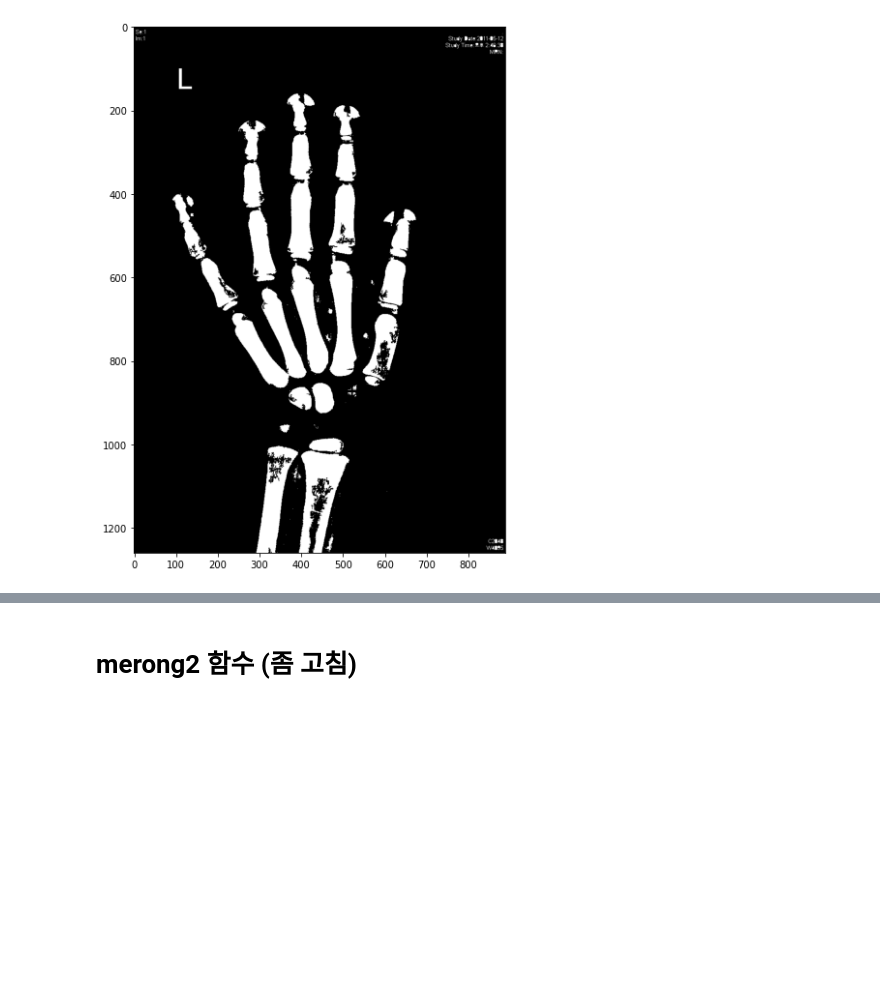
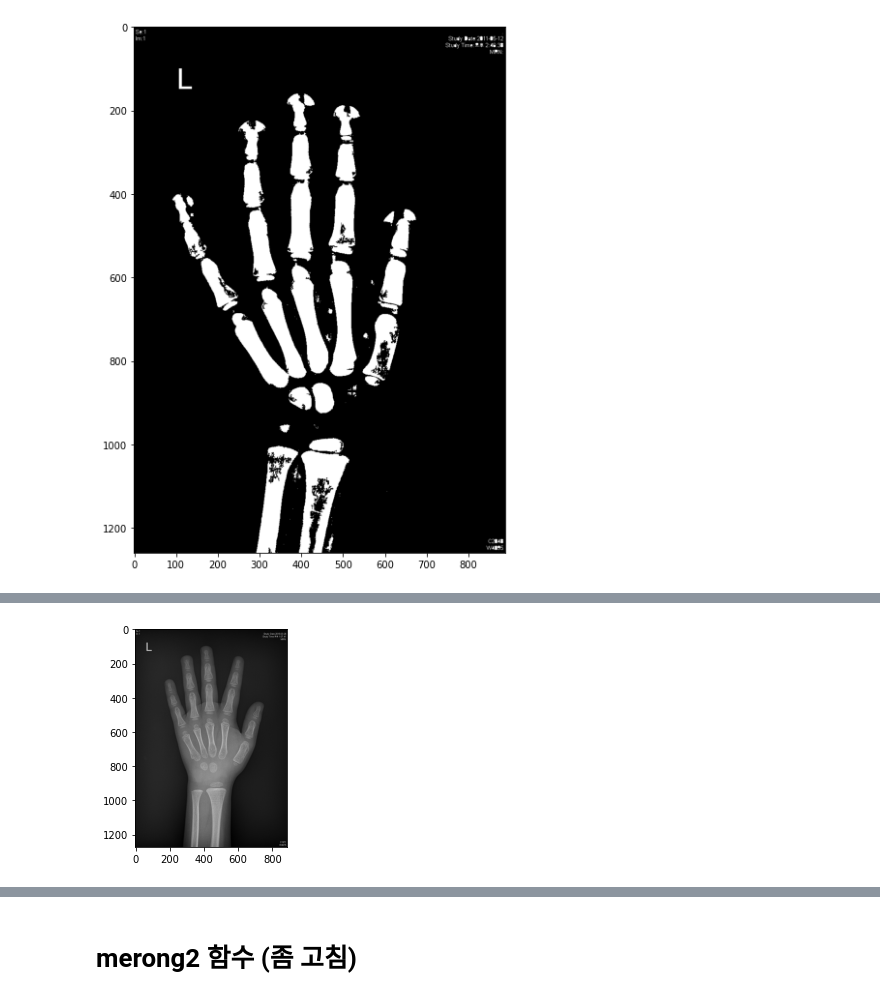
Before and after one commit to kikiru328/Bone_Detection, a Jupyter notebook: 승혜/img_preprocessing_def.ipynb, the cells around one changed output, grey strips where cells are left out. Saved outputs shown, nothing was run; the diff lists cells and outputs as text; code cells hidden in the pictures; blank space fills up the shorter version.

```diff
--- a/승혜/img_preprocessing_def.ipynb
+++ b/승혜/img_preprocessing_def.ipynb
@@ -164,0 +248,5 @@ mask
+# %%
+plt.imshow(img)
+plt.show()
+# %% [output]
+[figure, added]
```
Also changed, not shown: parts of 19 cells of this notebook.
